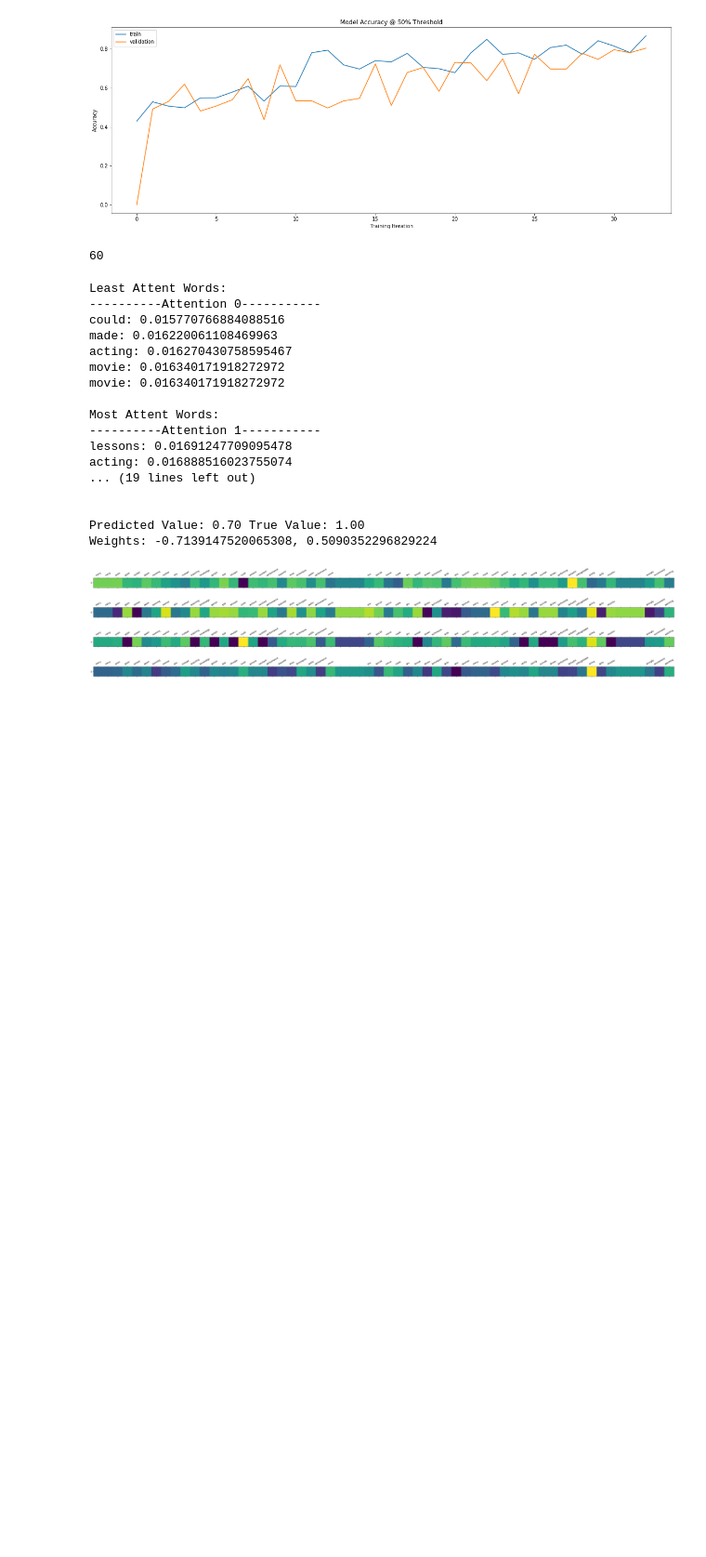
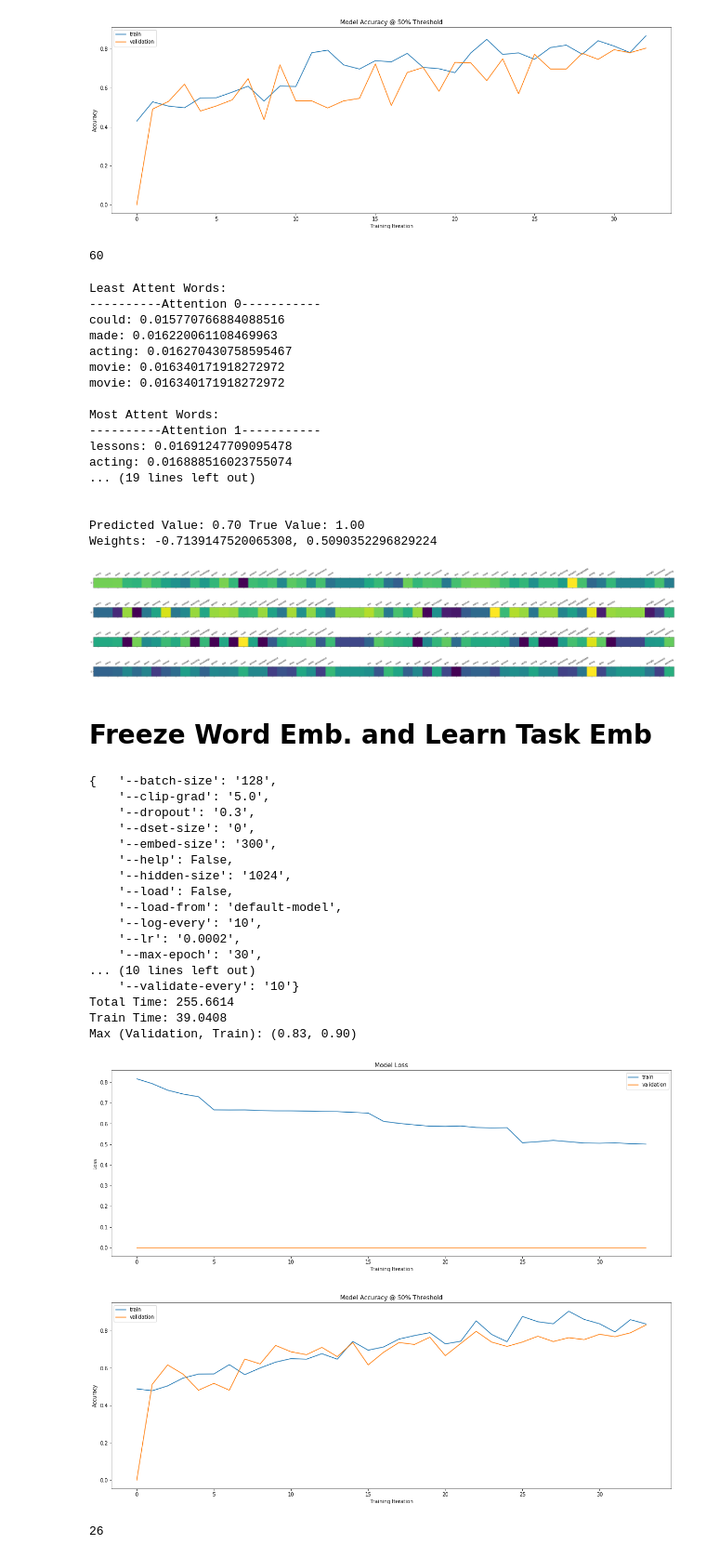
Before and after one commit to gebob19/Dropout-Attention, a Jupyter notebook: task-attention analysis.ipynb, the cells around one changed output. Shown at 93% size. Cells and saved outputs as stored; diff of their text form; code cells hidden in the pictures; blank space fills up the shorter version.

```diff
--- a/task-attention analysis.ipynb
+++ b/task-attention analysis.ipynb
@@ -827,3 +827,42 @@ acting: 0.016888516023755074
 Predicted Value: 0.70 True Value: 1.00
 Weights: -0.7139147520065308, 0.5090352296829224
 [figure]
+# %% [markdown]
+# Freeze Word Emb. and Learn Task Emb
+# %%
+model_path = '4june1301-wordembattn'
+model, optim, lang, metrics = load(model_path, cpu=True)
+
+pp = pprint.PrettyPrinter(indent=4)
+pp.pprint(metrics['args'])
+plot_metrics(metrics)
+# %% [output]
+{   '--batch-size': '128',
+    '--clip-grad': '5.0',
+    '--dropout': '0.3',
+    '--dset-size': '0',
+    '--embed-size': '300',
+    '--help': False,
+    '--hidden-size': '1024',
+    '--load': False,
+    '--load-from': 'default-model',
+    '--log-every': '10',
+    '--lr': '0.0002',
+    '--max-epoch': '30',
+... (10 lines left out)
+    '--validate-every': '10'}
+Total Time: 255.6614
+Train Time: 39.0408
+Max (Validation, Train): (0.83, 0.90)
+[figure, added]
+[figure, added]
+# %%
+# Sample Example from dataset
+batch_size = 50
+df = traindf
+max_sentence_len = 800
+for sents, targets in batch_iter(lang, df, batch_size, max_sentence_len, shuffle=True):
+    break
+max(map(len, sents))
+# %% [output]
+26
```
Also changed, not shown: parts of 11 cells of this notebook, 3 other files.
